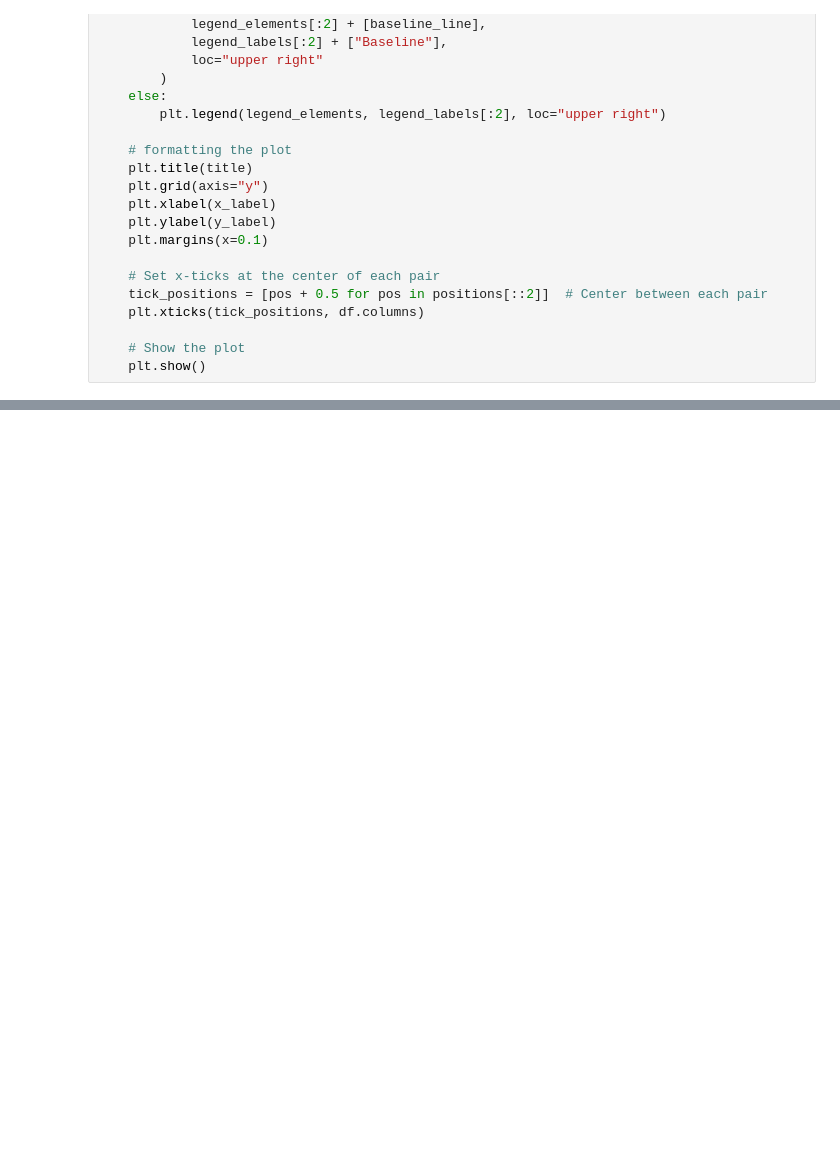
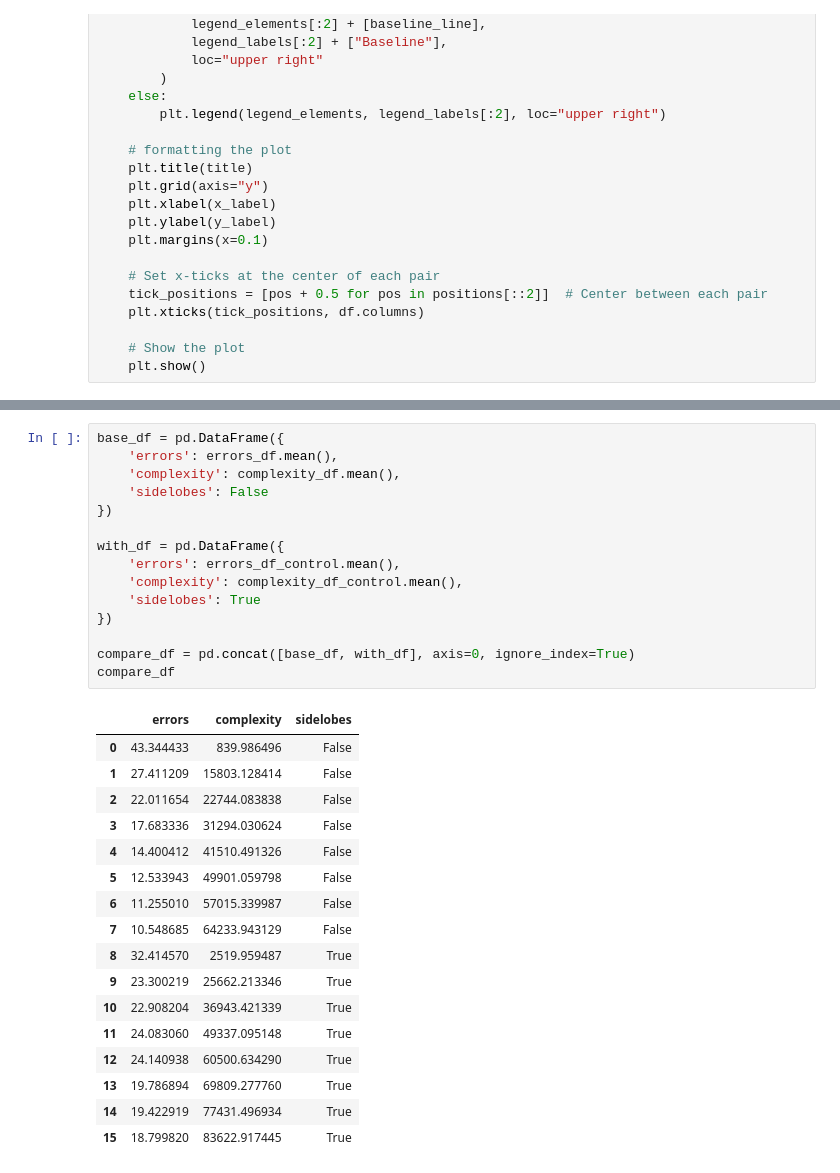
Before and after one commit to Andreas-Espelund/5G_localization, a Jupyter notebook: plotting/plot_beam_matching.ipynb, the cells around one changed output, grey strips where cells are left out. Cells and saved outputs as stored; diff of their text form; blank space fills up the shorter version.

```diff
--- a/plotting/plot_beam_matching.ipynb
+++ b/plotting/plot_beam_matching.ipynb
@@ -216,0 +230,33 @@ make_barplot_double(
+# %%
+base_df = pd.DataFrame({
+    'errors': errors_df.mean(),
+    'complexity': complexity_df.mean(),
+    'sidelobes': False
+})
+
+with_df = pd.DataFrame({
+    'errors': errors_df_control.mean(),
+    'complexity': complexity_df_control.mean(),
+    'sidelobes': True
+})
+
+compare_df = pd.concat([base_df, with_df], axis=0, ignore_index=True)
+compare_df
+# %% [output]
+|  | errors | complexity | sidelobes |
+| 0 | 43.344433 | 839.986496 | False |
+| 1 | 27.411209 | 15803.128414 | False |
+| 2 | 22.011654 | 22744.083838 | False |
+| 3 | 17.683336 | 31294.030624 | False |
+| 4 | 14.400412 | 41510.491326 | False |
+| 5 | 12.533943 | 49901.059798 | False |
+| 6 | 11.255010 | 57015.339987 | False |
+| 7 | 10.548685 | 64233.943129 | False |
+| 8 | 32.414570 | 2519.959487 | True |
+| 9 | 23.300219 | 25662.213346 | True |
+| 10 | 22.908204 | 36943.421339 | True |
+| 11 | 24.083060 | 49337.095148 | True |
+| 12 | 24.140938 | 60500.634290 | True |
+| 13 | 19.786894 | 69809.277760 | True |
+| 14 | 19.422919 | 77431.496934 | True |
+| 15 | 18.799820 | 83622.917445 | True |
```
Also changed, not shown: parts of 5 cells of this notebook, 1 other file.
